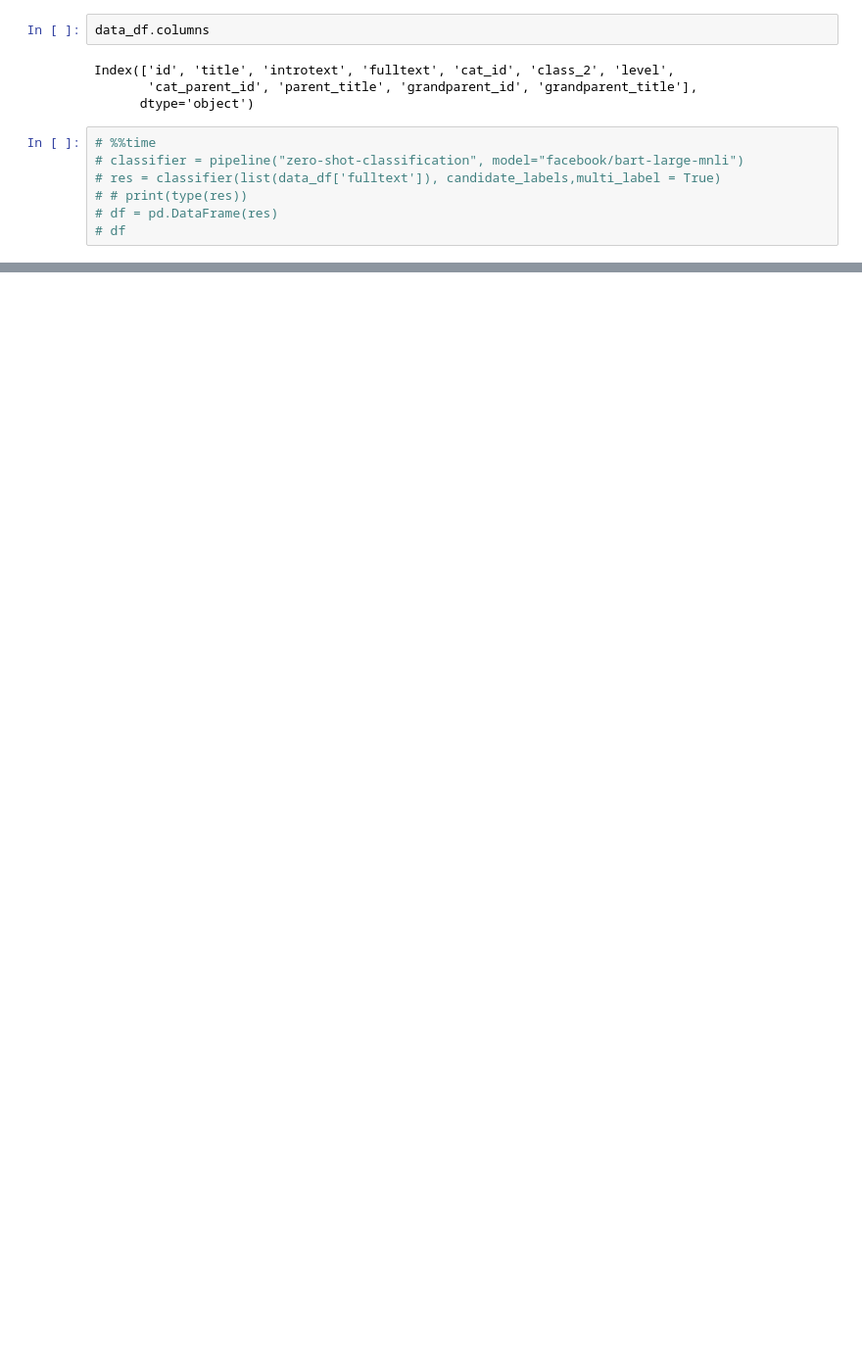
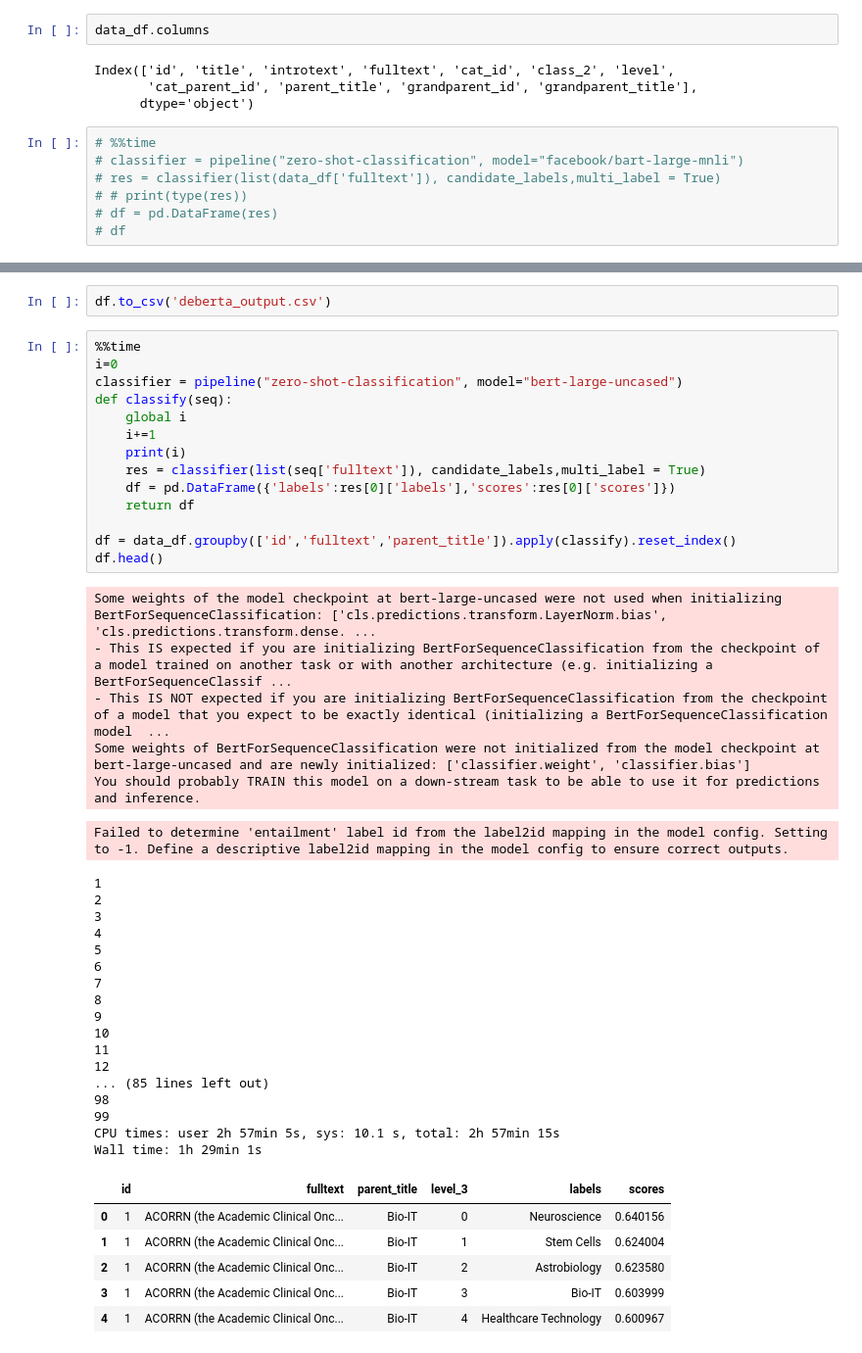
Before and after one commit to venkatasubramani/pubmed_nlp_recommender_system, a Jupyter notebook: nlp-nebuli-hf.ipynb, the cells around one changed output, grey strips where cells are left out. Shown at 98% size. Drawn from its saved outputs; the diff is of its cells as text; blank space fills up the shorter version.

```diff
--- a/nlp-nebuli-hf.ipynb
+++ b/nlp-nebuli-hf.ipynb
@@ -122,0 +155,46 @@ df.to_csv('output.csv')
+# %%
+df.to_csv('deberta_output.csv')
+# %%
+%%time
+i=0
+classifier = pipeline("zero-shot-classification", model="bert-large-uncased")
+def classify(seq):
+    global i
+    i+=1
+    print(i)
+    res = classifier(list(seq['fulltext']), candidate_labels,multi_label = True)
+    df = pd.DataFrame({'labels':res[0]['labels'],'scores':res[0]['scores']})
+    return df
+
+df = data_df.groupby(['id','fulltext','parent_title']).apply(classify).reset_index()
+df.head()
+# %% [output]
+Some weights of the model checkpoint at bert-large-uncased were not used when initializing BertForSequenceClassification: ['cls.predictions.transform.LayerNorm.bias', 'cls.predictions.transform.dense. ...
+- This IS expected if you are initializing BertForSequenceClassification from the checkpoint of a model trained on another task or with another architecture (e.g. initializing a BertForSequenceClassif ...
+- This IS NOT expected if you are initializing BertForSequenceClassification from the checkpoint of a model that you expect to be exactly identical (initializing a BertForSequenceClassification model  ...
+Some weights of BertForSequenceClassification were not initialized from the model checkpoint at bert-large-uncased and are newly initialized: ['classifier.weight', 'classifier.bias']
+You should probably TRAIN this model on a down-stream task to be able to use it for predictions and inference.
+Failed to determine 'entailment' label id from the label2id mapping in the model config. Setting to -1. Define a descriptive label2id mapping in the model config to ensure correct outputs.
+1
+2
+3
+4
+5
+6
+7
+8
+9
+10
+11
+12
+... (85 lines left out)
+98
+99
+CPU times: user 2h 57min 5s, sys: 10.1 s, total: 2h 57min 15s
+Wall time: 1h 29min 1s
+|  | id | fulltext | parent_title | level_3 | labels | scores |
+| 0 | 1 | ACORRN (the Academic Clinical Onc... | Bio-IT | 0 | Neuroscience | 0.640156 |
+| 1 | 1 | ACORRN (the Academic Clinical Onc... | Bio-IT | 1 | Stem Cells | 0.624004 |
+| 2 | 1 | ACORRN (the Academic Clinical Onc... | Bio-IT | 2 | Astrobiology | 0.623580 |
+| 3 | 1 | ACORRN (the Academic Clinical Onc... | Bio-IT | 3 | Bio-IT | 0.603999 |
+| 4 | 1 | ACORRN (the Academic Clinical Onc... | Bio-IT | 4 | Healthcare Technology | 0.600967 |
```
Also changed, not shown: parts of 10 cells of this notebook.
